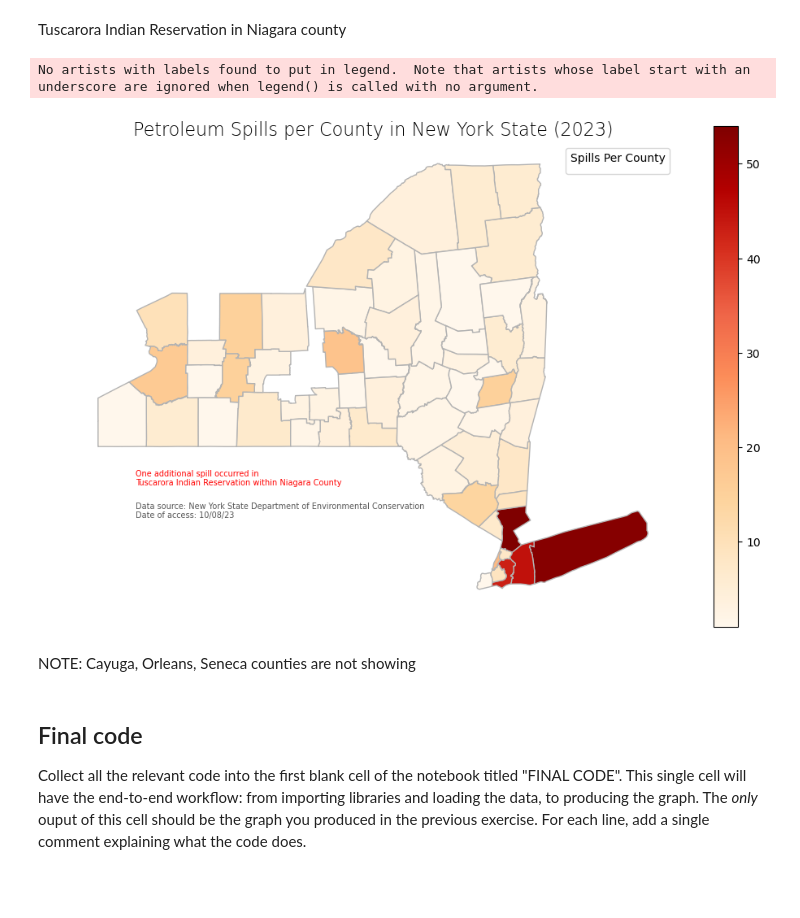
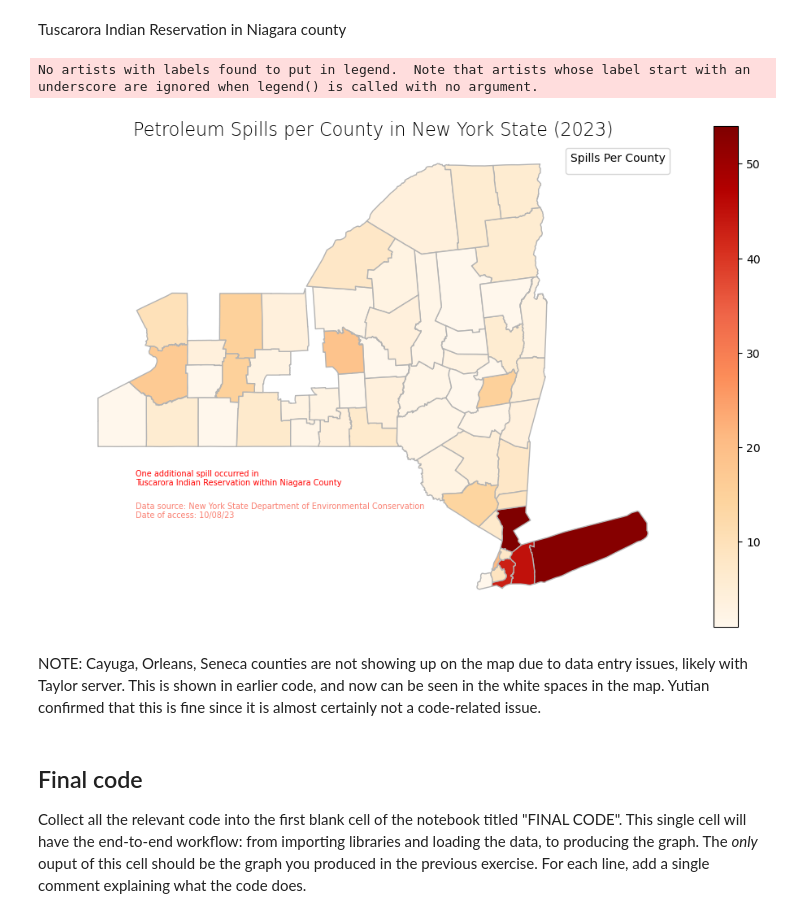
Before and after one commit to maxwellpatt/eds220-hw-3, a Jupyter notebook: hwk3-task1-spills-current.ipynb, the cells around one changed output. Cells and saved outputs as stored; diff of their text form; code cells hidden in the pictures; blank space fills up the shorter version.

```diff
--- a/hwk3-task1-spills-current.ipynb
+++ b/hwk3-task1-spills-current.ipynb
@@ -610,39 +626,42 @@ Your map should have (at least) the following updates:
 # %% [markdown]
 Tuscarora Indian Reservation in Niagara county
 # %%
+# set plot
 fig, ax = plt.subplots(figsize =(12,8))
 
+# plot the number of spills by county
 ny_counties.plot(ax=ax,
                  column='n_spills',
                  cmap='OrRd',
                  legend=True,
                  edgecolor='0.7')
 
 # turn axis off
 ax.axis('off')
 
 # set title
 ax.set_title('Petroleum Spills per County in New York State (2023)', fontdict={'fontsize': '16', 'fontweight' : '3'})
 
 # add data source
 ax.annotate('Data source: New York State Department of Environmental Conservation\nDate of access: 10/08/23',
             xy=(0.1, .18), xycoords='figure fraction', horizontalalignment='left',
-            fontsize=7, color='#555555')
+            fontsize=7, color='salmon')
 
 # add Tuscarora Indian Reservation annotation
 ax.annotate('One additional spill occurred in\nTuscarora Indian Reservation within Niagara County',
             xy=(0.1, .23), xycoords='figure fraction', horizontalalignment='left',
             fontsize=7, color='red')
 
+# set legend title
 ax.legend(title='Spills Per County')
 
 # show map
 plt.show()
 # %% [output]
 No artists with labels found to put in legend.  Note that artists whose label start with an underscore are ignored when legend() is called with no argument.
-[figure, old version]
+[figure, new version]
-# %% [markdown]
-NOTE: Cayuga, Orleans, Seneca counties are not showing
+# %% [markdown]
+NOTE: Cayuga, Orleans, Seneca counties are not showing up on the map due to data entry issues, likely with Taylor server. This is shown in earlier code, and now can be seen in the white spaces in the map. Yutian confirmed that this is fine since it is almost certainly not a code-related issue.
 # %% [markdown]
 ## Final code
 
```
Also changed, not shown: parts of 9 cells of this notebook.
